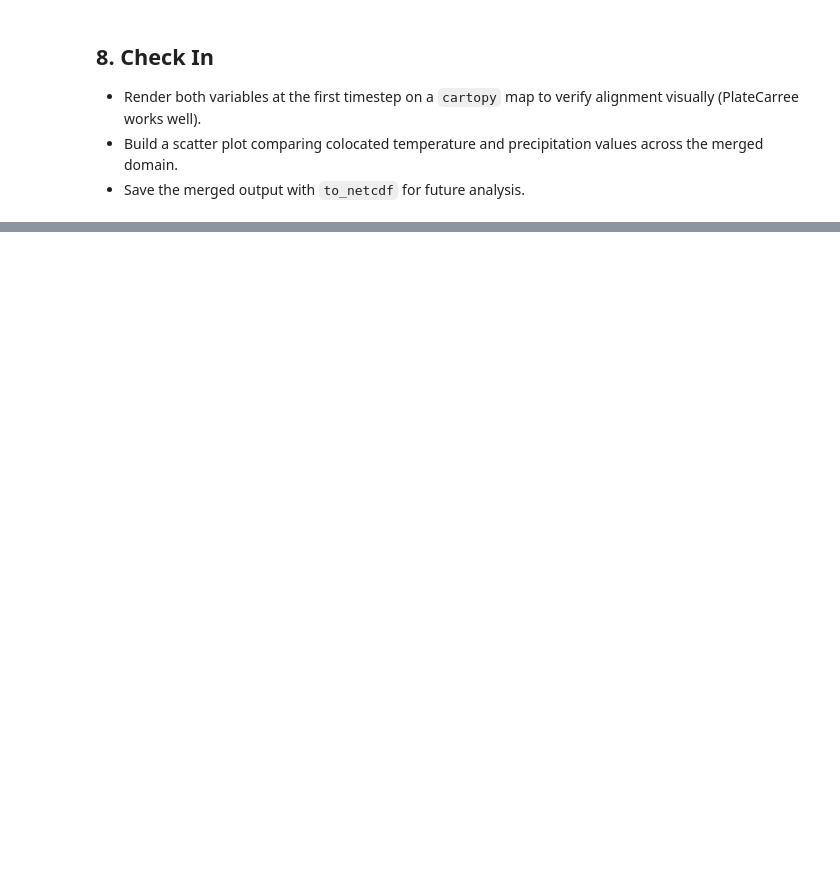
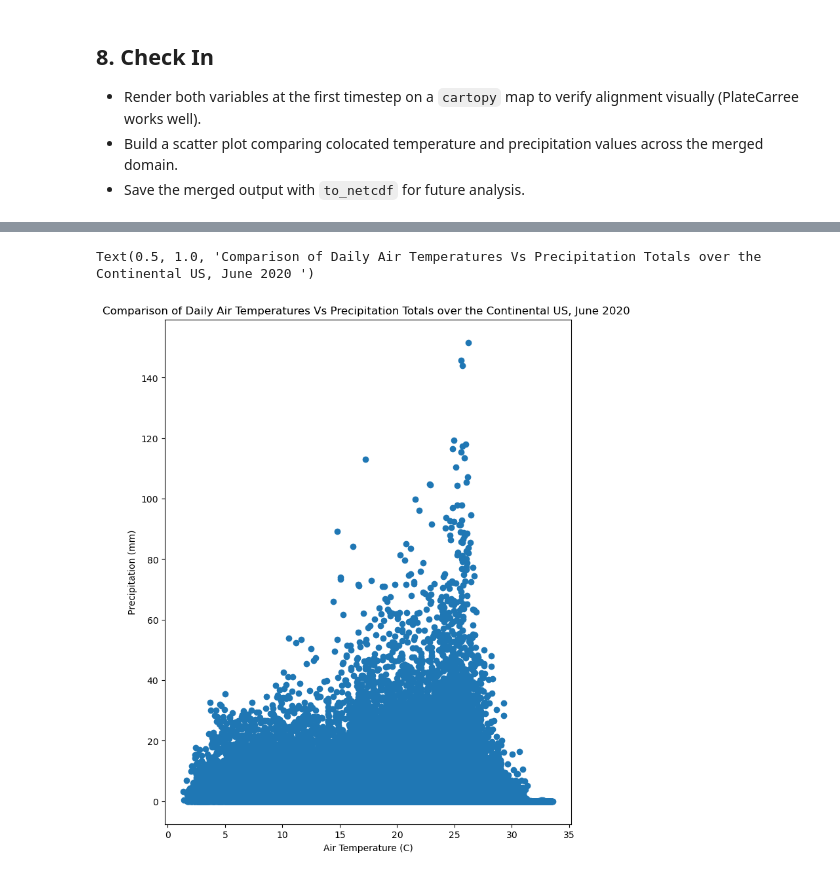
Before and after one commit to ArcticOctopi/ATMS-523-Module-3-Checkin, a Jupyter notebook: notebooks/merge_climate_datasets_exercise.ipynb, the cells around one changed output, grey strips where cells are left out. Cells and saved outputs as stored; diff of their text form; code cells hidden in the pictures; blank space fills up the shorter version.

```diff
--- a/notebooks/merge_climate_datasets_exercise.ipynb
+++ b/notebooks/merge_climate_datasets_exercise.ipynb
@@ -147,0 +216,11 @@ print(merged)
+# %%
+fig, ax = plt.subplots(nrows= 1, ncols = 1, figsize = (8,10))
+
+ax.scatter(merged.air.values.flatten(), merged.precip.values.flatten())
+
+ax.set_ylabel("Precipitation (mm)")
+ax.set_xlabel("Air Temperature (C)")
+ax.set_title("Comparison of Daily Air Temperatures Vs Precipitation Totals over the Continental US, June 2020 ")
+# %% [output]
+Text(0.5, 1.0, 'Comparison of Daily Air Temperatures Vs Precipitation Totals over the Continental US, June 2020 ')
+[figure, added]
```
Also changed, not shown: parts of 10 cells of this notebook.
